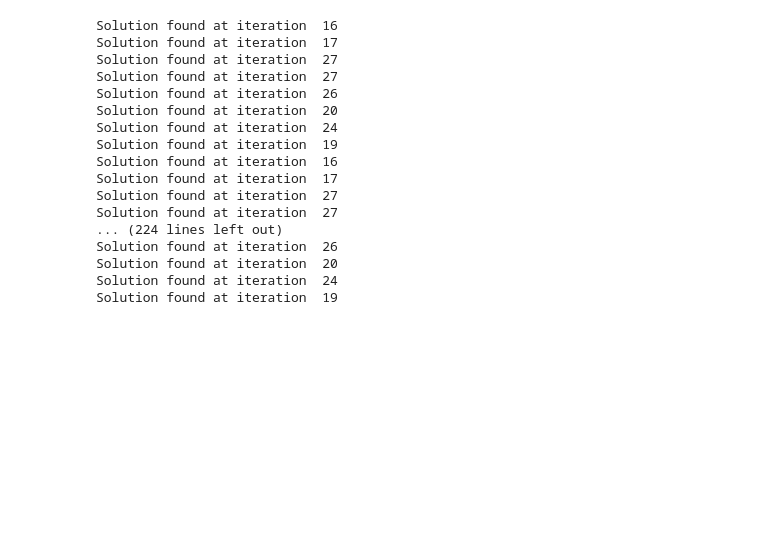
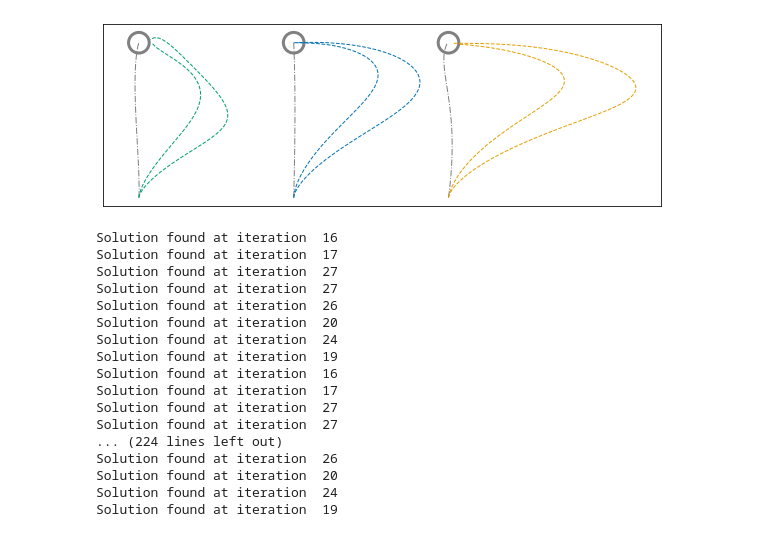
Before and after one commit to AlexandreThy/PhD, a Jupyter notebook: CurrentParts/PaperPlot.ipynb, the cells around one changed output. Drawn from its saved outputs; the diff is of its cells as text; code cells hidden in the pictures; blank space fills up the shorter version.

```diff
--- a/CurrentParts/PaperPlot.ipynb
+++ b/CurrentParts/PaperPlot.ipynb
@@ -136,3 +41,99 @@ plt.show()
+# %%
+import os
+os.chdir('..')
+import sys
+from Controllers.FL6Muscles import *
+from Controllers.ILQG6Muscles import *
+from Controllers.LQGControllers import *
+from mpl_toolkits.axes_grid1.inset_locator import inset_axes
+
+NUM_SIM = 30
+XST = 0
+YST = 45
+st = [XST,YST]
+MovementTime = .4
+NumIteration = 40
+Time = np.linspace(0,MovementTime*1000,NumIteration)
+MN = 1e-3
+WP = 100
+WV = .05
+WR = .1
+
+NUM_SIM = 100
+DURATIONS = [.3,.4,.5,.6,.7,.8,.9,1]
+DURATIONS_ms = [300,400,500,600,700,800,900,1000]
+colors = ["#009E73","#0072B2","#E69F00"]
+legend = ["ILQG","FL","DLQG"]
+
+def Cost_function(x,u,w1 = 100,w2 = .05,r = .1,tg = [0,0] ):
+    target1,target2 = compute_angles_from_cartesian(tg[0],tg[1])
+    thetas,thetae,omegas,omegae = x[-1,:4]
+
+    return w1*(thetas-target1)**2 + w1*(thetae-target2)**2 + w2*(omegas**2+omegae**2)+ np.sum(u*u) * r * 0.01
+
+def Compute_Cartesian_Speed(X, Y, dt):
+    V = np.zeros(X.shape)
+    Vx = np.diff(X) / dt
+    Vy = np.diff(Y) / dt
+    V[1:] = np.sqrt(Vx * Vx + Vy * Vy)
+    return V
+
+
+MovementTime = .6
+NumIteration = 60
+Time = np.linspace(0,MovementTime*1000,NumIteration)
+
+fig,ax = plt.subplots(figsize = (10,10))
+
+Cost_value = np.zeros((NUM_SIM,3))
+Velocities = np.zeros((NUM_SIM,3,2,NumIteration))
+tg = [0,60]
+
+xILQG,yILQG,zilqg,uILQG=ILQG(MovementTime,WP,WV,WR,tg,st,NumIteration,delay = 0.06,Noise=False,print_iterations=False,FF =  True,ff_power=.6)
+xFL,yFL,xfl,uFL = FL_6muscles(Duration=MovementTime,w1=WP,w2=WP,w3=WV,w4=WV,r=1e-9,Num_iter=NumIteration,starting_point=st,targets=tg,Delay = 0.06,Activate_Noise=False,FF = True,ff_power=.6)
+xLQG,yLQG,uDLQG,z=DLQG_6Muscles(w1 = WP,w2 = WP,w3 = WV,w4 = WV, Duration=MovementTime,r1 = WR,Num_iter=NumIteration,starting_point=st,targets=tg,plot = False,Delay = 0.06,Activate_Noise=False,FF = True,ff_power=.6)
+ax.plot(xILQG,yILQG, color=colors[0], linewidth=1,linestyle = "--")
+ax.plot(xFL+15,yFL, color=colors[1], linewidth=1,linestyle = "--")
+ax.plot(xLQG+30,yLQG, color=colors[2], linewidth=1,linestyle = "--")
+
+
+xILQG,yILQG,zilqg,uILQG=ILQG(MovementTime,WP,WV,WR,tg,st,NumIteration,delay = 0,Noise=False,print_iterations=False,FF =  False)
+xFL,yFL,xfl,uFL = FL_6muscles(Duration=MovementTime,w1=WP,w2=WP,w3=WV,w4=WV,r=1e-9,Num_iter=NumIteration,starting_point=st,targets=tg,Delay = 0,Activate_Noise=False,FF = False,ff_power=.6)
+xLQG,yLQG,uDLQG,z=DLQG_6Muscles(w1 = WP,w2 = WP,w3 = WV,w4 = WV, Duration=MovementTime,r1 = WR,Num_iter=NumIteration,starting_point=st,targets=tg,plot = False,Delay = 0,Activate_Noise=False,FF = False,ff_power=.6)
+ax.plot(xILQG,yILQG, color="grey", linewidth=1,linestyle = "-.")
+ax.plot(xFL+15,yFL, color="grey", linewidth=1,linestyle = "-.")
+ax.plot(xLQG+30,yLQG, color="grey", linewidth=1,linestyle = "-.")
+
+MovementTime = 1.2
+NumIteration = 120
+Time = np.linspace(0,MovementTime*1000,NumIteration)
+
+
+Cost_value = np.zeros((NUM_SIM,3))
+Velocities = np.zeros((NUM_SIM,3,2,NumIteration))
+tg = [0,60]
+
+xILQG,yILQG,zilqg,uILQG=ILQG(MovementTime,WP,WV,WR,tg,st,NumIteration,delay = 0.06,Noise=False,print_iterations=False,FF =  True,ff_power=.6)
+xFL,yFL,xfl,uFL = FL_6muscles(Duration=MovementTime,w1=WP,w2=WP,w3=WV,w4=WV,r=1e-9,Num_iter=NumIteration,starting_point=st,targets=tg,Delay = 0.06,Activate_Noise=False,FF = True,ff_power=.6)
+xLQG,yLQG,uDLQG,z=DLQG_6Muscles(w1 = WP,w2 = WP,w3 = WV,w4 = WV, Duration=MovementTime,r1 = WR,Num_iter=NumIteration,starting_point=st,targets=tg,plot = False,Delay = 0.06,Activate_Noise=False,FF = True,ff_power=.6)
+ax.plot(xILQG,yILQG, color=colors[0], linewidth=1,linestyle = "--")
+ax.plot(xFL+15,yFL, color=colors[1], linewidth=1,linestyle = "--")
+ax.plot(xLQG+30,yLQG, color=colors[2], linewidth=1,linestyle = "--")
+
+
+ax.set_aspect("equal")
+ax.set_yticks([])
+ax.set_xticks([])
+
+for i in range(3):
+    circle = plt.Circle((0+15*i,60), 1, edgecolor='grey', facecolor='white', linewidth=3)
+
+# Add square to plot
+    ax.add_patch(circle)
+plt.savefig("FFMoveTime.pdf",dpi = 300)
+plt.show()
+# %% [output]
+[figure, added]
 # %%
 
 
```
Also changed, not shown: parts of 7 cells of this notebook, 7 other files.
